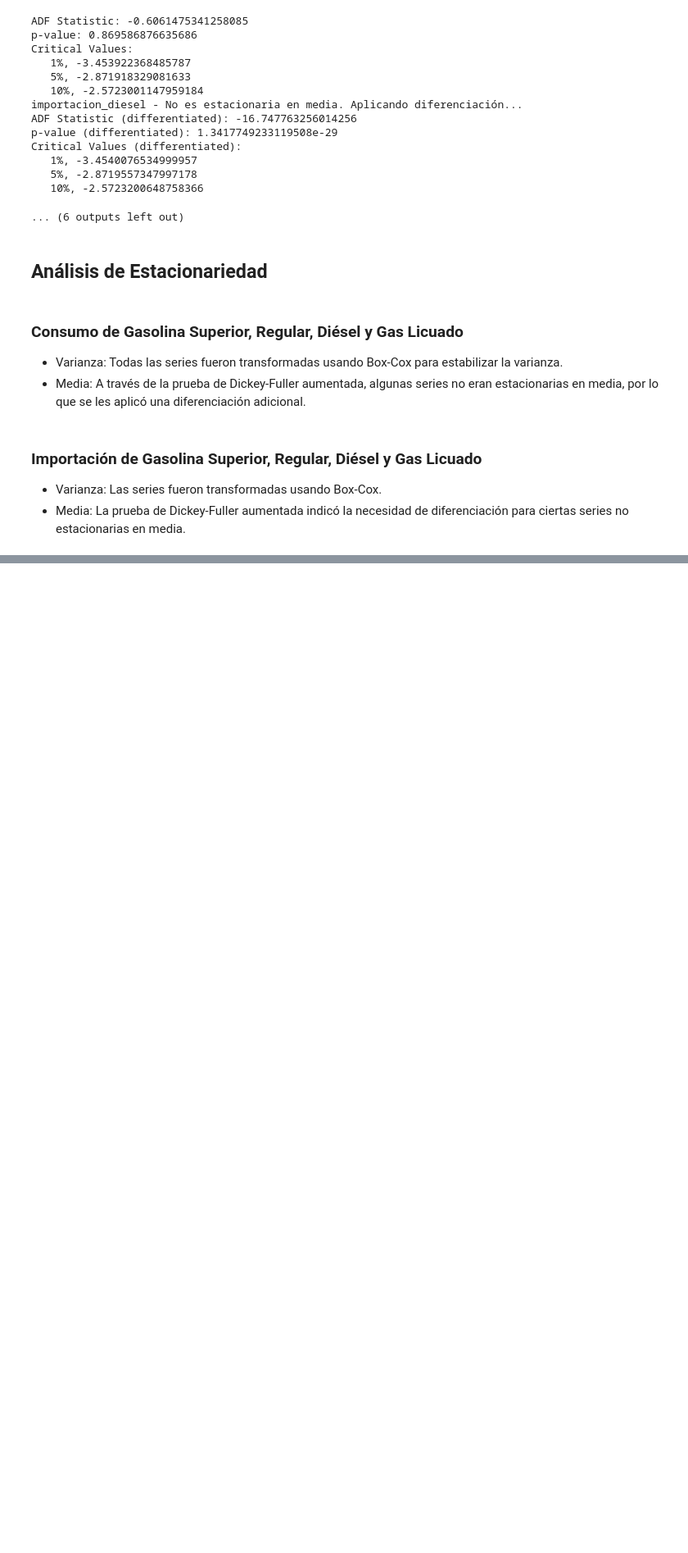
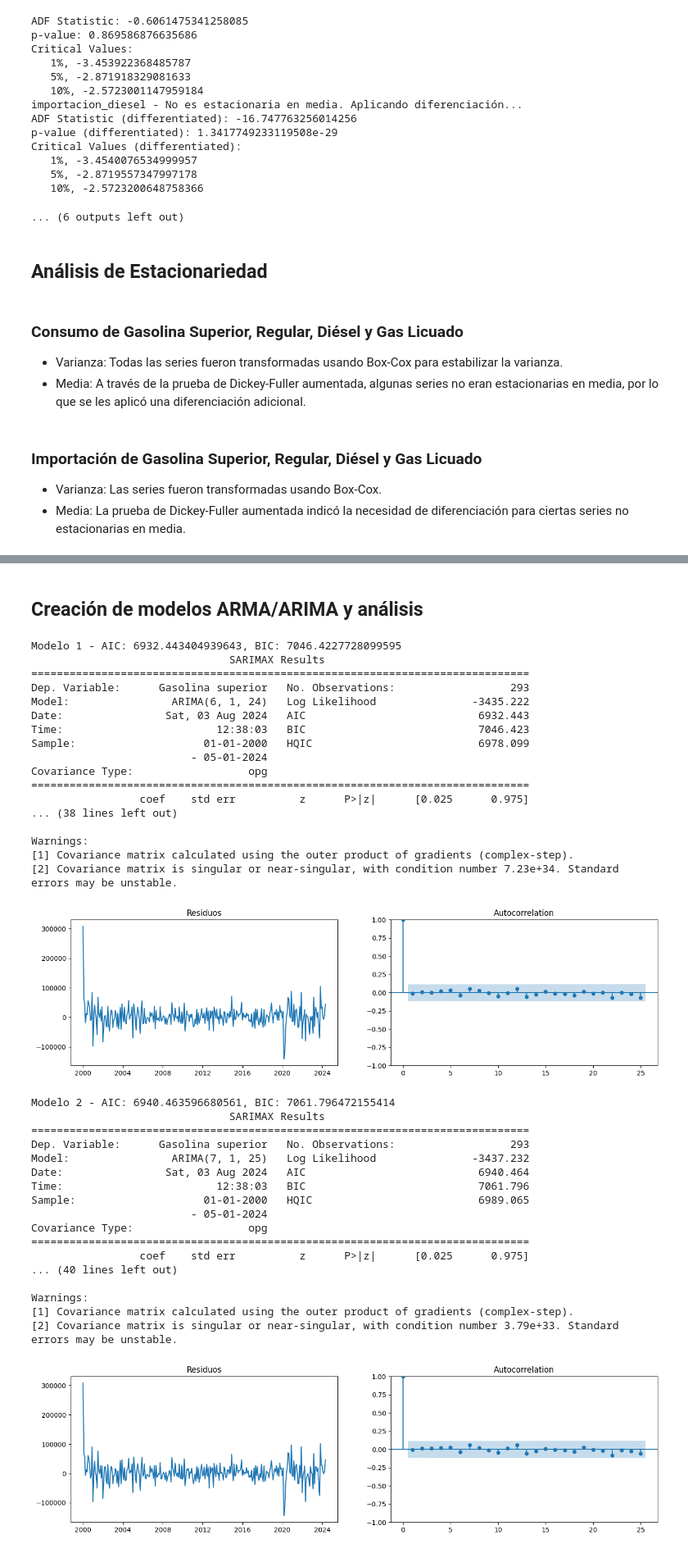
Before and after one commit to SofiLam13/Lab2-DS-, a Jupyter notebook: Lab2(Data_Science).ipynb, the cells around one changed output, grey strips where cells are left out. Shown at 82% size. Drawn from its saved outputs; the diff is of its cells as text; code cells hidden in the pictures; blank space fills up the shorter version.

```diff
--- a/Lab2(Data_Science).ipynb
+++ b/Lab2(Data_Science).ipynb
@@ -422,0 +477,71 @@ Critical Values (differentiated):
+# %% [markdown]
+## Creación de modelos ARMA/ARIMA y análisis
+# %%
+#Función para crear y evaluar modelos ARMA/ARIMA
+def modelsCreation(timeseries, p, d, q):
+    models = []
+    results = []
+
+    #Crear primer modelo ARIMA(p, d, q)
+    model1 = ARIMA(timeseries.dropna(), order=(p, d, q))
+    results1 = model1.fit()
+    models.append(results1)
+
+    #Crear un segundo modelo ARIMA(p+1, d, q+1) para comparación
+    model2 = ARIMA(timeseries.dropna(), order=(p+1, d, q+1))
+    results2 = model2.fit()
+    models.append(results2)
+
+    #Analizar residuos y métricas AIC/BIC
+    for i, result in enumerate(models):
+        print(f'Modelo {i+1} - AIC: {result.aic}, BIC: {result.bic}')
+        print(result.summary())
+
+        residuals = result.resid
+        fig, axes = plt.subplots(1, 2, figsize=(16, 4))
+        axes[0].plot(residuals)
+        axes[0].set_title('Residuos')
+        plot_acf(residuals, ax=axes[1])
+        plt.show()
+
+    return models
+# %%
+#Aplicar la función a una serie de ejemplo
+models = modelsCreation(exampleSeries, p, d, q)
+# %% [output]
+Modelo 1 - AIC: 6932.443404939643, BIC: 7046.4227728099595
+                               SARIMAX Results
+==============================================================================
+Dep. Variable:      Gasolina superior   No. Observations:                  293
+Model:                ARIMA(6, 1, 24)   Log Likelihood               -3435.222
+Date:                Sat, 03 Aug 2024   AIC                           6932.443
+Time:                        12:38:03   BIC                           7046.423
+Sample:                    01-01-2000   HQIC                          6978.099
+                         - 05-01-2024
+Covariance Type:                  opg
+==============================================================================
+                 coef    std err          z      P>|z|      [0.025      0.975]
+... (38 lines left out)
+
+Warnings:
+[1] Covariance matrix calculated using the outer product of gradients (complex-step).
+[2] Covariance matrix is singular or near-singular, with condition number 7.23e+34. Standard errors may be unstable.
+[figure, added]
+Modelo 2 - AIC: 6940.463596680561, BIC: 7061.796472155414
+                               SARIMAX Results
+==============================================================================
+Dep. Variable:      Gasolina superior   No. Observations:                  293
+Model:                ARIMA(7, 1, 25)   Log Likelihood               -3437.232
+Date:                Sat, 03 Aug 2024   AIC                           6940.464
+Time:                        12:38:03   BIC                           7061.796
+Sample:                    01-01-2000   HQIC                          6989.065
+                         - 05-01-2024
+Covariance Type:                  opg
+==============================================================================
+                 coef    std err          z      P>|z|      [0.025      0.975]
+... (40 lines left out)
+
+Warnings:
+[1] Covariance matrix calculated using the outer product of gradients (complex-step).
+[2] Covariance matrix is singular or near-singular, with condition number 3.79e+33. Standard errors may be unstable.
+[figure, added]
```
Also changed, not shown: parts of 17 cells of this notebook.
